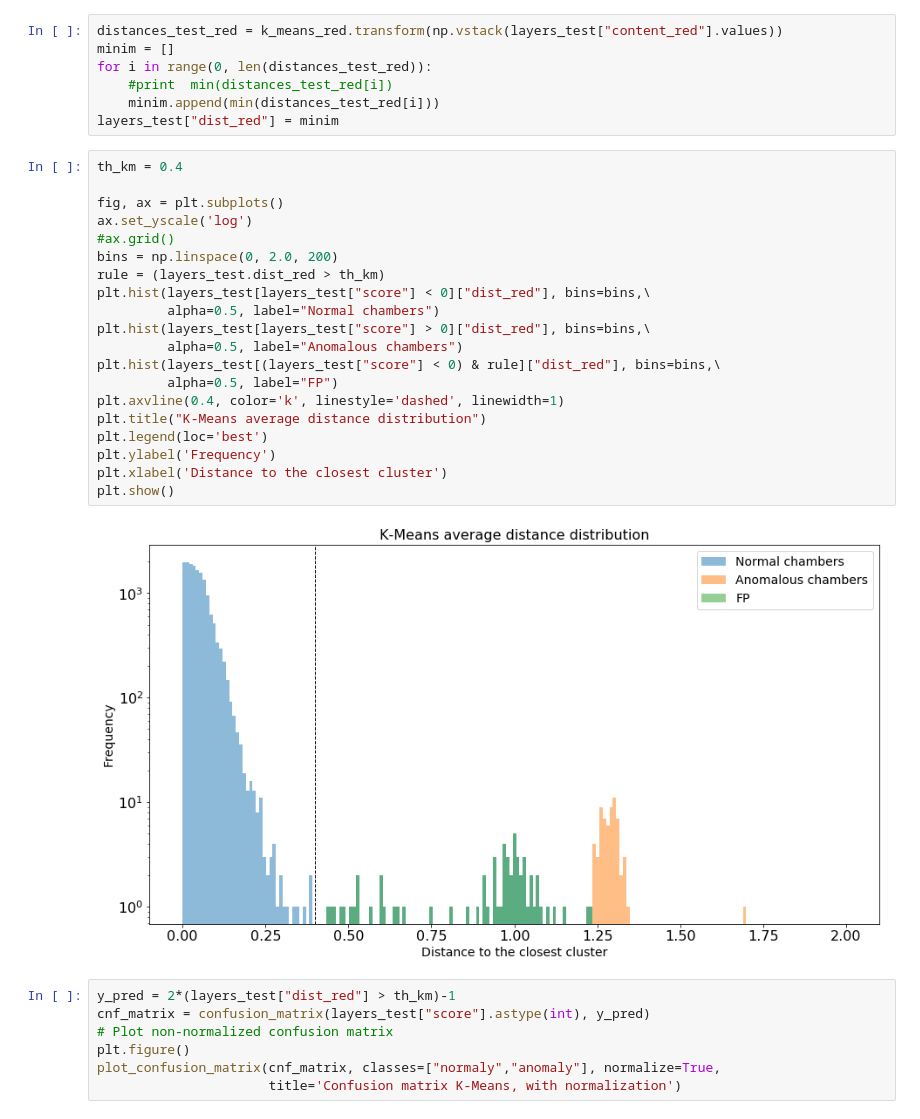
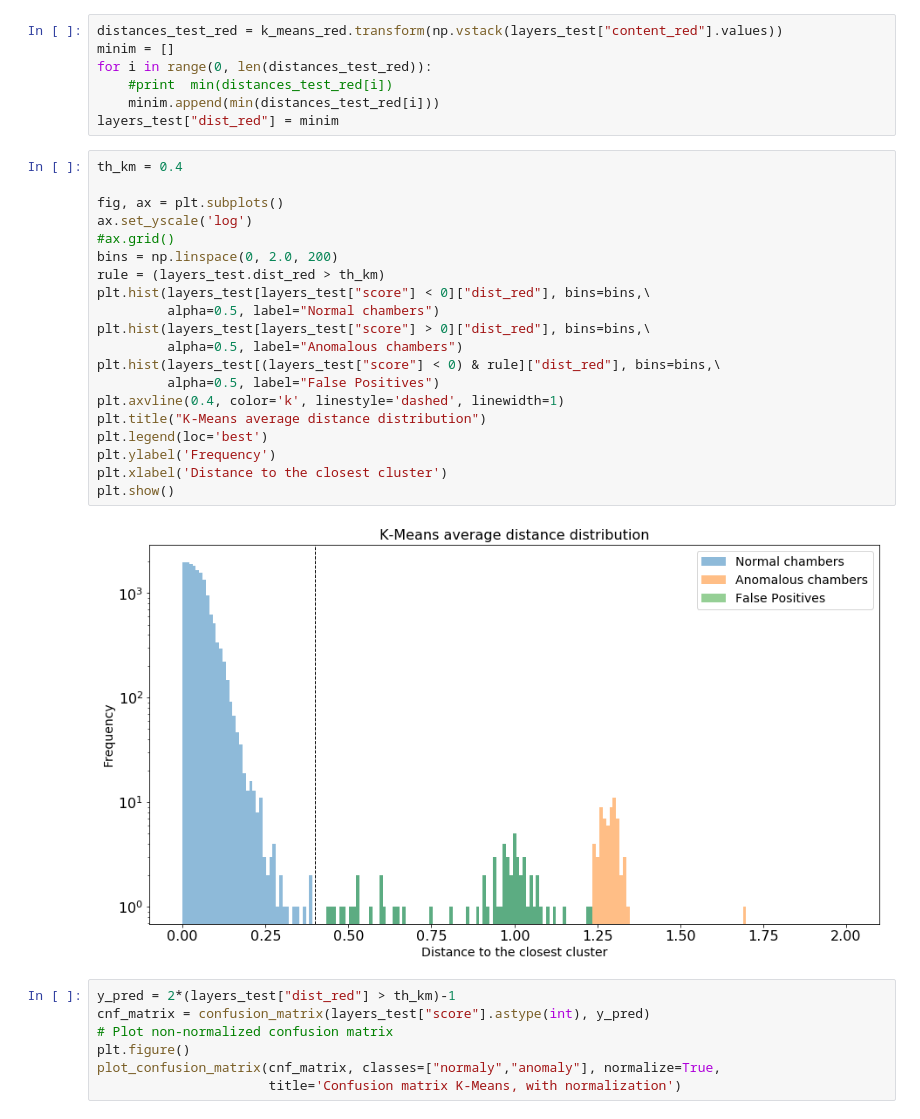
Before and after one commit to bapavlov/L1MTriggerRateMonitoringWithML, a Jupyter notebook: dt_trigger_monitoring_training_2018.ipynb, the cells around one changed output. Cells and saved outputs as stored; diff of their text form.

```diff
--- a/dt_trigger_monitoring_training_2018.ipynb
+++ b/dt_trigger_monitoring_training_2018.ipynb
@@ -1699,25 +1699,25 @@ layers_test["dist_red"] = minim
 # %%
 th_km = 0.4
 
 fig, ax = plt.subplots()
 ax.set_yscale('log')
 #ax.grid()
 bins = np.linspace(0, 2.0, 200)
 rule = (layers_test.dist_red > th_km)
 plt.hist(layers_test[layers_test["score"] < 0]["dist_red"], bins=bins,\
          alpha=0.5, label="Normal chambers")
 plt.hist(layers_test[layers_test["score"] > 0]["dist_red"], bins=bins,\
          alpha=0.5, label="Anomalous chambers")
 plt.hist(layers_test[(layers_test["score"] < 0) & rule]["dist_red"], bins=bins,\
-         alpha=0.5, label="FP")
+         alpha=0.5, label="False Positives")
 plt.axvline(0.4, color='k', linestyle='dashed', linewidth=1)
 plt.title("K-Means average distance distribution")
 plt.legend(loc='best')
 plt.ylabel('Frequency')
 plt.xlabel('Distance to the closest cluster')
 plt.show()
 # %% [output]
-[figure, old version]
+[figure, new version]
 # %%
 y_pred = 2*(layers_test["dist_red"] > th_km)-1
 cnf_matrix = confusion_matrix(layers_test["score"].astype(int), y_pred)
```
Also changed, not shown: 3 other files.
